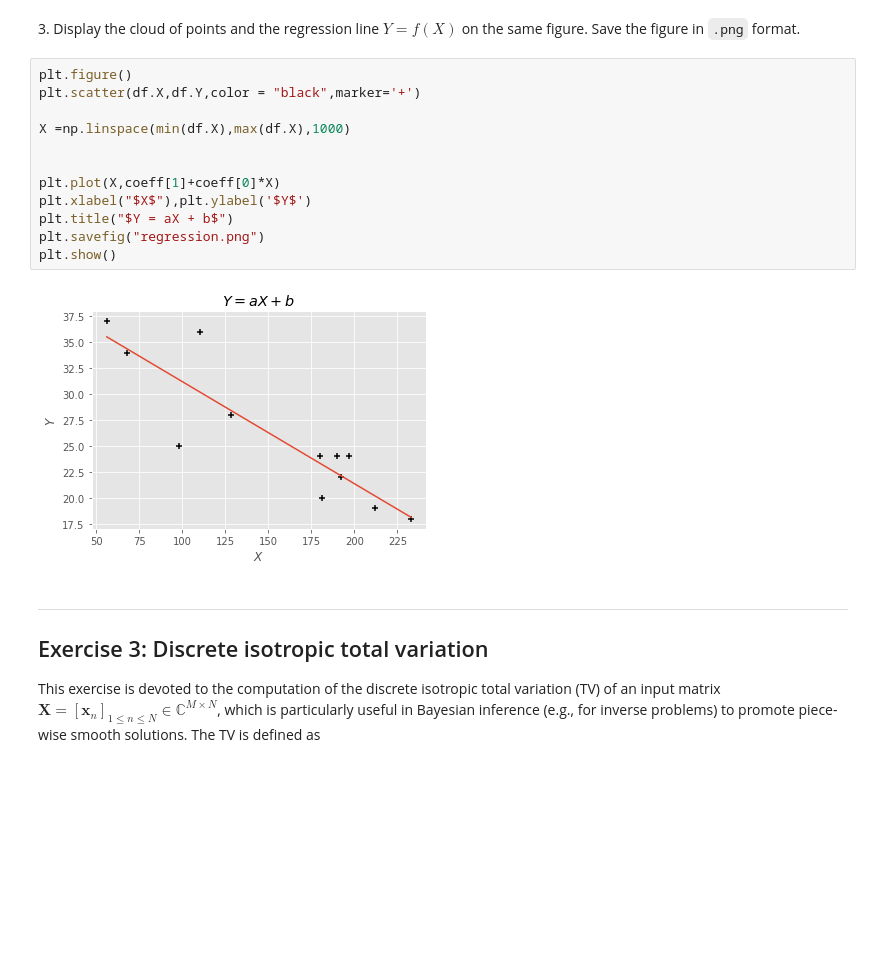
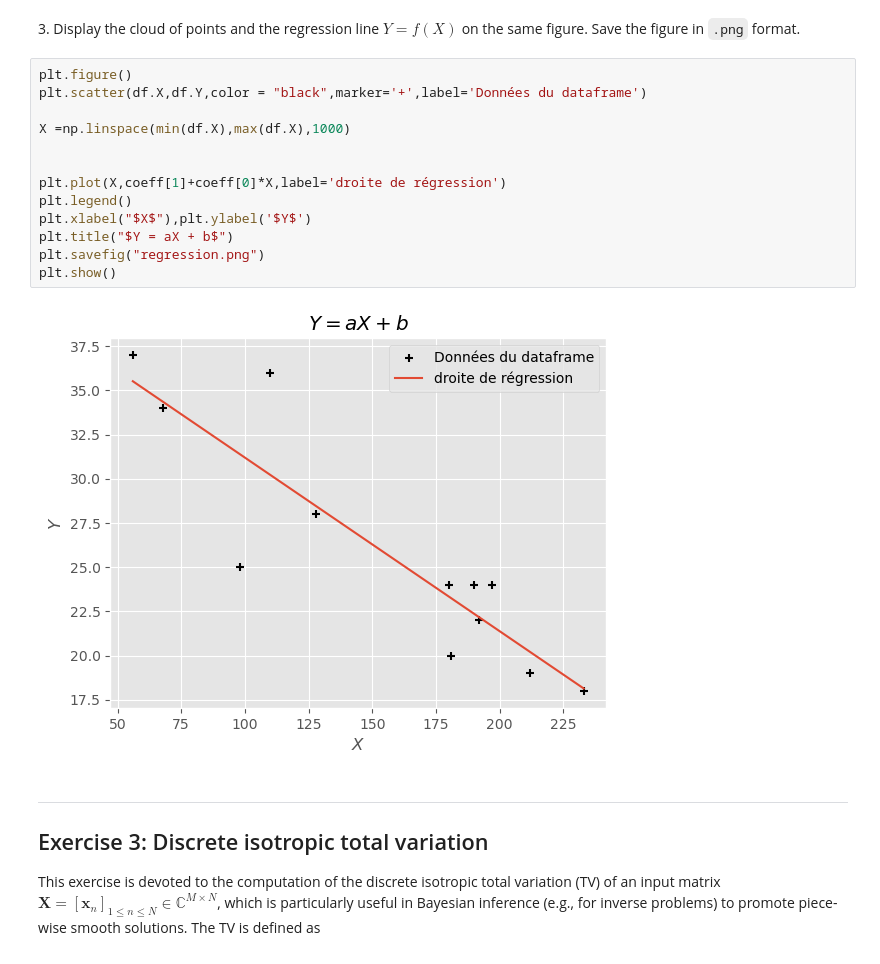
Before and after one commit to VictorCilleros/python_sdia_All, a Jupyter notebook: Labs/Lab2/lab2.ipynb, the cells around one changed output. Saved outputs shown, nothing was run; the diff lists cells and outputs as text; blank space fills up the shorter version.

```diff
--- a/Labs/Lab2/lab2.ipynb
+++ b/Labs/Lab2/lab2.ipynb
@@ -160,18 +160,19 @@ L'équation de la régréssion linéaire vaut y= -0.09816474883463173x+41.009496
 3\. Display the cloud of points and the regression line $Y = f(X)$ on the same figure. Save the figure in `.png` format.
 # %%
 plt.figure()
-plt.scatter(df.X,df.Y,color = "black",marker='+')
+plt.scatter(df.X,df.Y,color = "black",marker='+',label='Données du dataframe')
 
 X =np.linspace(min(df.X),max(df.X),1000)
 
 
-plt.plot(X,coeff[1]+coeff[0]*X)
+plt.plot(X,coeff[1]+coeff[0]*X,label='droite de régression')
+plt.legend()
 plt.xlabel("$X$"),plt.ylabel('$Y$')
 plt.title("$Y = aX + b$")
 plt.savefig("regression.png")
 plt.show()
 # %% [output]
-[figure, old version]
+[figure, new version]
 # %% [markdown]
 ---
 ## <a name="ex3">Exercise 3: Discrete isotropic total variation</a>
```
Also changed, not shown: parts of 13 cells of this notebook.
